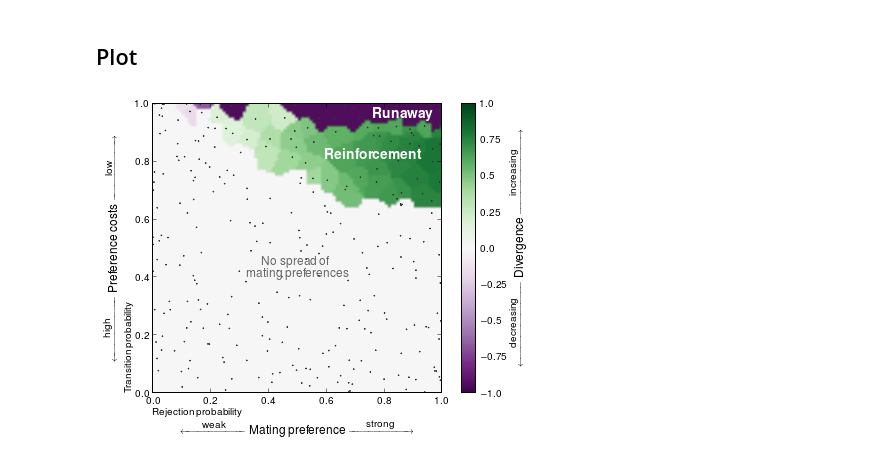
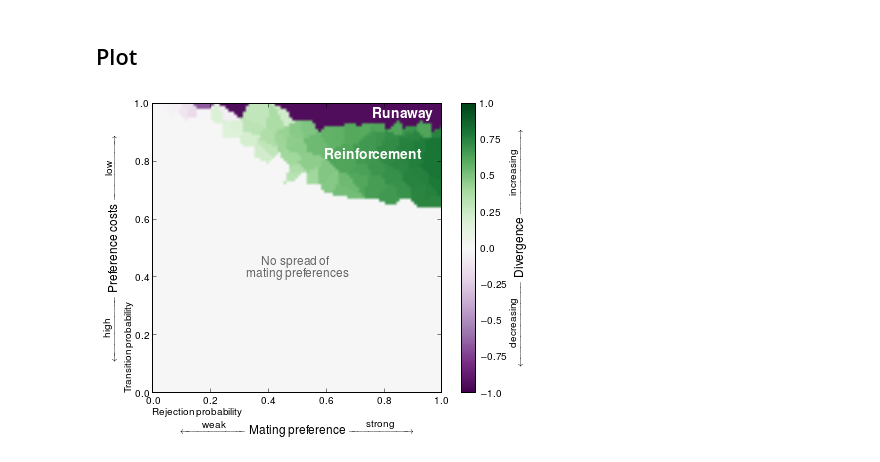
Before and after one commit to mattflor/wspec, a Jupyter notebook: notebooks/scenario_2_screening1_athome.ipynb, the cells around one changed output. Cells and saved outputs as stored; diff of their text form; code cells hidden in the pictures.

Commit message:
outcomment scatter plot of data points

```diff
--- a/notebooks/scenario_2_screening1_athome.ipynb
+++ b/notebooks/scenario_2_screening1_athome.ipynb
@@ -465,35 +457,36 @@ plt.clim(-1., 1.)
 plt.xlim(xmin, xmax)
 plt.ylim(ymin, ymax)
 ax = gca()
 ax.grid(False)
 ax.set_aspect(1.)
 ax.xaxis.labelpad = 17
 ax.yaxis.labelpad = 17
 ax.set_xticklabels(ax.get_xticks(), ticks_font)
 ax.set_yticklabels(ax.get_yticks(), ticks_font)
 
 # add a colorbar:
 cbar = plt.colorbar(ticks=[-1., -0.75, -0.5, -0.25, 0., 0.25, 0.5, 0.75, 1.])
 cax = cbar.ax
 cax.set_yticklabels(['--1.0', '--0.75', '--0.5', '--0.25', '0.0', '0.25', '0.5', '0.75', '1.0'])
 cax.set_ylabel(r'$\xleftarrow{\mathmakebox[8em]{\textstyle\text{decreasing}}}$ {\large Divergence} $\xrightarrow{\mathmakebox[8em]{\textstyle\text{increasing}}}$')
 plt.setp(cax.yaxis.get_ticklines(minor=False), markersize=0)
 
-plt.scatter(X, Y, marker='x', c='0.2', s=1)
+# uncomment the following line to show screening data points:
+#plt.scatter(X, Y, marker='x', c='0.2', s=1)
 
 plt.xlabel(r'$\xleftarrow{\mathmakebox[6em]{\textstyle\text{weak}}}$ {\large Mating preference} $\xrightarrow{\mathmakebox[6em]{\textstyle\text{strong}}}$',
     multialignment='left')
 plt.ylabel(r'$\xleftarrow{\mathmakebox[6em]{\textstyle\text{high}}}$ {\large Preference costs} $\xrightarrow{\mathmakebox[6em]{\textstyle\text{low}}}$',
     multialignment='center')
 plt.text(0.5, 0.4, r'No spread of\\mating preferences', color='0.4', size=12, ha='center', multialignment='center')
 plt.text(0.93, 0.81, r'\textbf{Reinforcement}', color='w', size=14, ha='right')
 plt.text(0.97, 0.985, r'\textbf{Runaway}', color='w', size=14, ha='right', va='top')
 plt.text(0., -0.05, r'Rejection probability', ha='left', va='top')
 plt.text(-0.1, 0., r'Transition probability', ha='left', va='bottom', rotation='vertical')
 #plt.savefig('/home/flor/Documents/Manuscripts/Runaways and reinforcement/Screening_costs_vs_preferencestrength.pdf')
 plt.savefig('images/Screening_costs_vs_preferencestrength.pdf')
 # %% [output]
-[figure, old version]
+[figure, new version]
 # %%
 len(diffs)
 # %% [output]
```
Also changed, not shown: parts of 4 cells of this notebook, 1 other file.
